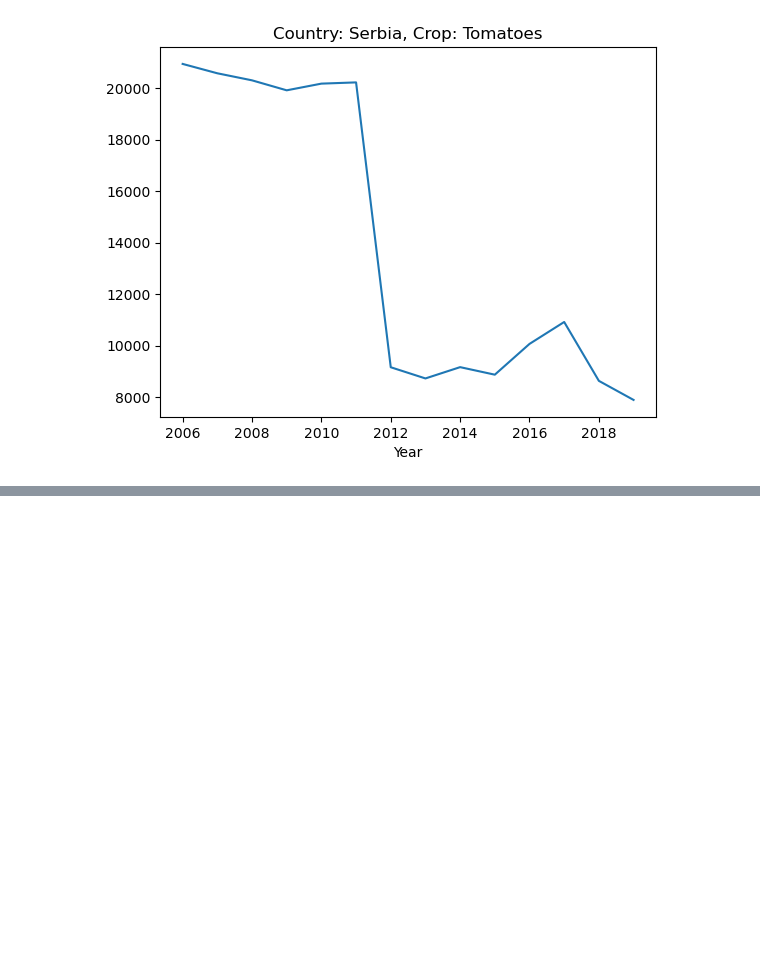
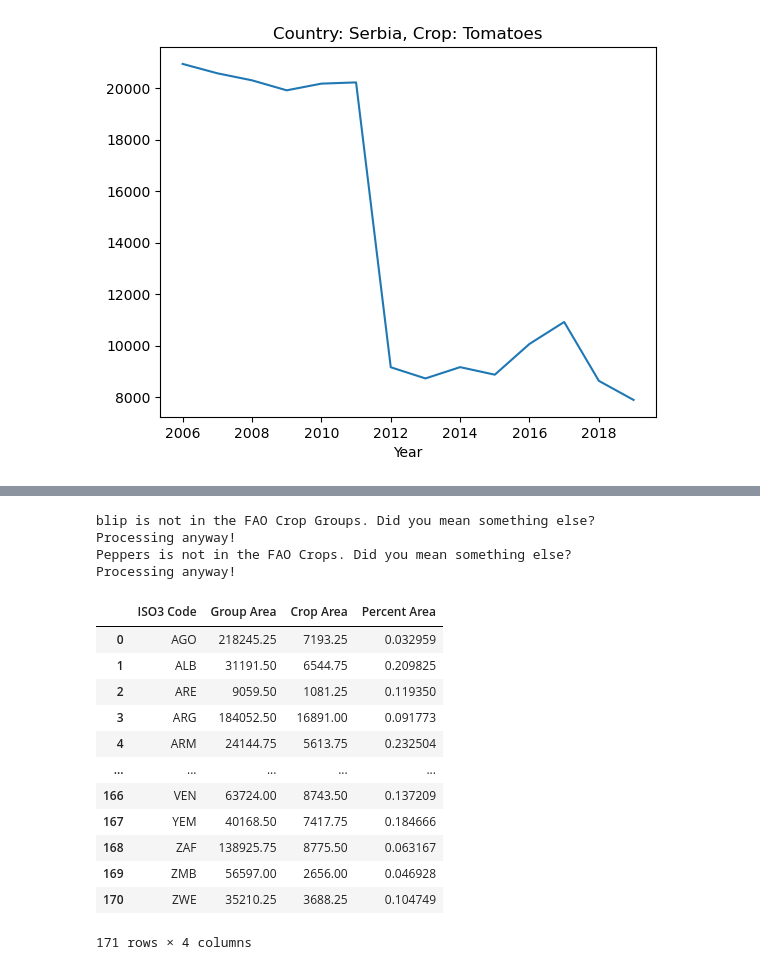
Before and after one commit to arielsaffer/PoPS-Global-Ag-CaseStudy, a Jupyter notebook: exploration/FaoData.ipynb, the cells around one changed output, grey strips where cells are left out. Saved outputs shown, nothing was run; the diff lists cells and outputs as text; code cells hidden in the pictures; blank space fills up the shorter version.

```diff
--- a/exploration/FaoData.ipynb
+++ b/exploration/FaoData.ipynb
@@ -81,5 +193,5 @@ plot_crop("China","Tomatoes")
 # %%
-def crop_percent(group_list, crop_list, years):
+def crop_percent(group_list, crop_list, years = 3):
     # Can take either an individual crop group and crop, or a list
     # Crops can belong to multiple groups, so group of interest is needed
     # Years - recommend keeping 3 or 5 years of data
@@ -96,9 +208,9 @@ def crop_percent(group_list, crop_list, years):
     try:
         years = int(years)
     except:
-        return print(f"Years should be a number (integer), e.g. 3. You provided '{years}'.")
+        return print(f"Years should be a number (integer), e.g. 3. You provided '{years}'. Please re-enter.")
 
-    # Not correct items?
+    # Check for mis-named crops or groups:
 
     # Is each group and crop in the FAO list?
     for i in group_list:
@@ -109,20 +221,44 @@ def crop_percent(group_list, crop_list, years):
         if i not in crops['Item'].unique():
             print(f"{i} is not in the FAO Crops. Did you mean something else? \nProcessing anyway!")
 
-    # Filter and create dataframe
-    items_in_groups = crop_groups.loc[crop_groups['Item Group'].isin(group_list),"Item"].values
-    area_items_df = crops_long.loc[crops_long['Item'].isin(items_in_groups)]
-    years_area_df = area_items_df[["Item","Area","Year","Value"]].groupby(["Item","Area"]).apply(lambda dft: dft.nlargest(years, 'Year')).reset_index(drop=True)
-    mean_area_df = years_area_df.groupby(["Item","Area"])['Value'].agg("mean").reset_index()
-    total_area = mean_area_df.groupby('Area').sum('Value').rename(columns={"Value":"Group Area"}).reset_index()
-    crops_area = mean_area_df.loc[mean_area_df['Item'].isin(crop_list)].groupby('Area').sum('Value').rename(columns={"Value":"Crop Area"}).reset_index()
-    per_area_df = pd.merge(total_area, crops_area, on="Area")
-    per_area_df['Percent Area'] = per_area_df['Crop Area']/per_area_df['Group Area']
+    # Select the crops, groups, calculate total area in each, divide
+
+    items_in_groups = crop_groups.loc[crop_groups['Item Group'].isin(group_list),"Item"].values # Select items that are in the groups ()
+    fitered_crops = crops_long.loc[crops_long['Item'].isin([*items_in_groups, *crop_list])] # Select the crops of interest and crops that are in the groups
+
+    years_area_df = fitered_crops[["Item","ISO3 Code","Year","Value"]].groupby(["Item","ISO3 Code"]).apply(lambda dft: dft.nlargest(years, 'Year')).reset_index(drop=True) # Select most recent X years
+    mean_area_df = years_area_df.groupby(["Item","ISO3 Code"])['Value'].agg("mean").reset_index() # Calculate mean area by crop and country
+
+    crops_area = mean_area_df.loc[mean_area_df['Item'].isin(crop_list)].groupby('ISO3 Code').sum('Value').rename(columns={"Value":"Crop Area"}).reset_index() # Get the total area of crops of interest
+    total_area = mean_area_df.groupby('ISO3 Code').sum('Value').rename(columns={"Value":"Group Area"}).reset_index() # Get the total area of groups (+ crops, if not included) of interest
+    # (Note: this currently allows you to select crops that are not in the group, but that could be changed with the below line)
+    # total_area = mean_area_df.loc[mean_area_df['Item'].isin(items_in_groups)].groupby('ISO3 Code').sum('Value').rename(columns={"Value":"Group Area"}).reset_index()
+
+    per_area_df = pd.merge(total_area, crops_area, on="ISO3 Code") # Combine
+    per_area_df['Percent Area'] = per_area_df['Crop Area']/per_area_df['Group Area'] # Calculate overall percent
 
     return per_area_df
 # %%
 # Test results
 
-crop_percent(["Vegetables Primary","blip"],["Tomatoes","Peppers","Pepper (piper spp.)"],4)
+crop_percent(["Vegetables Primary","blip"],["Tomatoes","Peppers"],4)
+# %% [output]
+blip is not in the FAO Crop Groups. Did you mean something else?
+Processing anyway!
+Peppers is not in the FAO Crops. Did you mean something else?
+Processing anyway!
+|  | ISO3 Code | Group Area | Crop Area | Percent Area |
+| 0 | AGO | 218245.25 | 7193.25 | 0.032959 |
+| 1 | ALB | 31191.50 | 6544.75 | 0.209825 |
+| 2 | ARE | 9059.50 | 1081.25 | 0.119350 |
+| 3 | ARG | 184052.50 | 16891.00 | 0.091773 |
+| 4 | ARM | 24144.75 | 5613.75 | 0.232504 |
+| ... | ... | ... | ... | ... |
+| 166 | VEN | 63724.00 | 8743.50 | 0.137209 |
+| 167 | YEM | 40168.50 | 7417.75 | 0.184666 |
+| 168 | ZAF | 138925.75 | 8775.50 | 0.063167 |
+| 169 | ZMB | 56597.00 | 2656.00 | 0.046928 |
+| 170 | ZWE | 35210.25 | 3688.25 | 0.104749 |
+171 rows × 4 columns
 # %%
 crop_percent("Vegetables Primary","Tomatoes","three")
```
Also changed, not shown: parts of 29 cells of this notebook.
